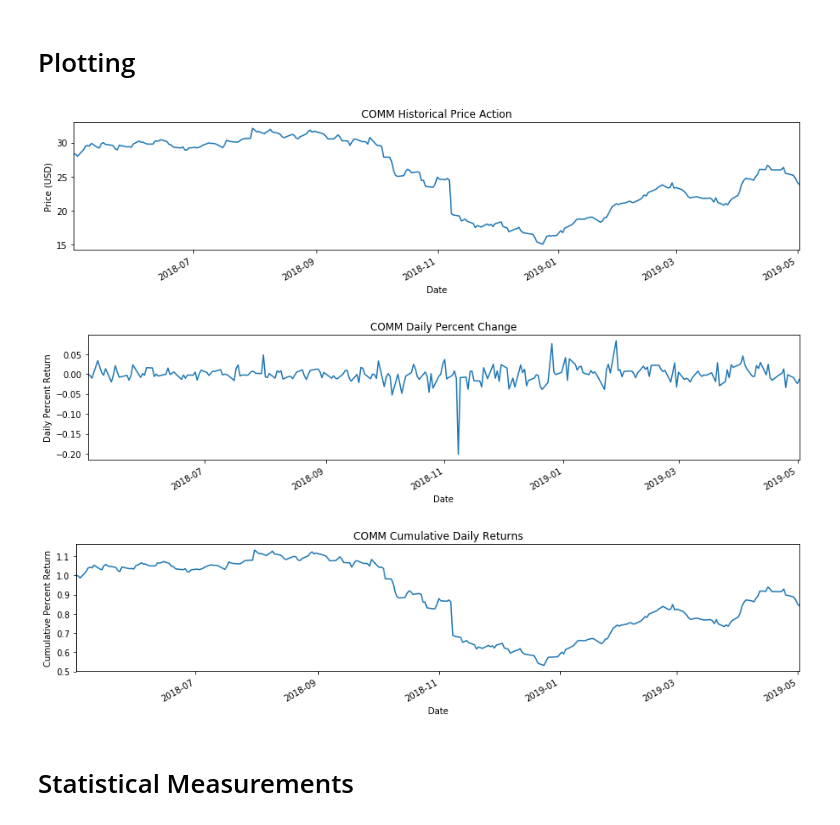
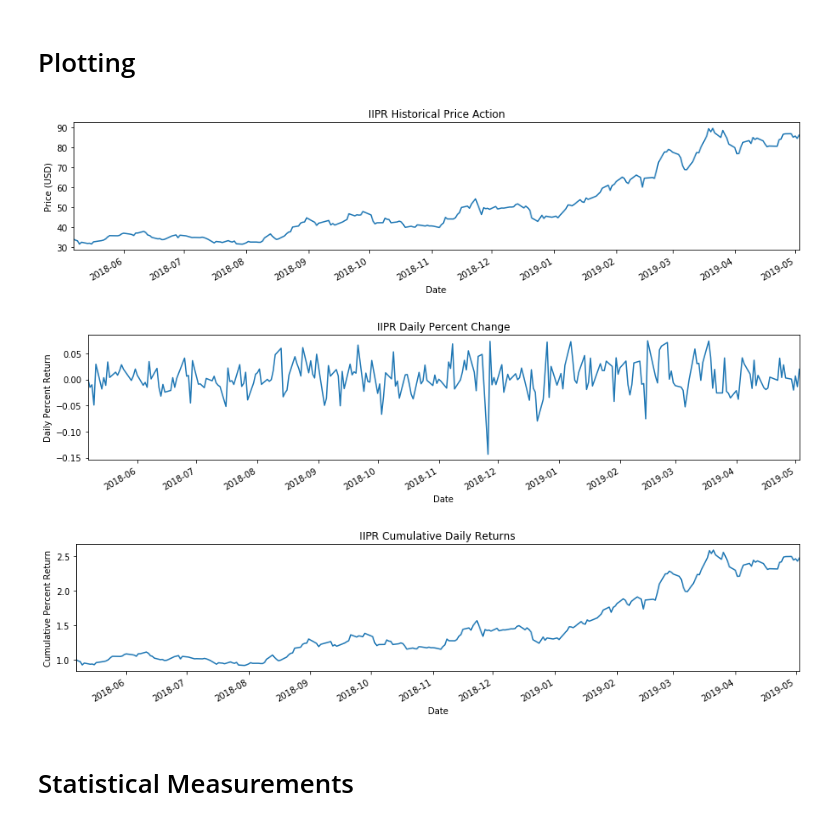
Before and after one commit to Hesiod-Labs/HYPAR, a Jupyter notebook: HYPAR.ipynb, the cells around one changed output. Saved outputs shown, nothing was run; the diff lists cells and outputs as text; code cells hidden in the pictures.

```diff
--- a/HYPAR.ipynb
+++ b/HYPAR.ipynb
@@ -185,7 +185,7 @@ def calculate_returns(portfolio_dict):
 # %% [markdown]
 # Construct the Portfolio and Timeframe
 # %%
-tickers = ['LKQ', 'ZUO', 'HRTX', 'QQQ', 'PAGS', 'COMM', 'ACM']
+tickers = ['LKQ', 'ZUO', 'HRTX', 'QQQ', 'PAGS', 'COMM', 'ACM', 'IIPR']
 
 today = dt.datetime.today()
 
@@ -247,11 +271,11 @@ def plot_returns(port_dict, rets_dict, ticker, price_type='adjusted close'):
 
     return price, pct_change, cum_daily
 # %%
-plot_returns(port, returns, 'COMM');
+plot_returns(port, returns, 'IIPR');
 # %% [output]
-[figure, old version]
+[figure, new version]
-[figure, old version]
+[figure, new version]
-[figure, old version]
+[figure, new version]
 # %% [markdown]
 # Statistical Measurements
 # %%
```
Also changed, not shown: parts of 33 cells of this notebook, 8 other files.
